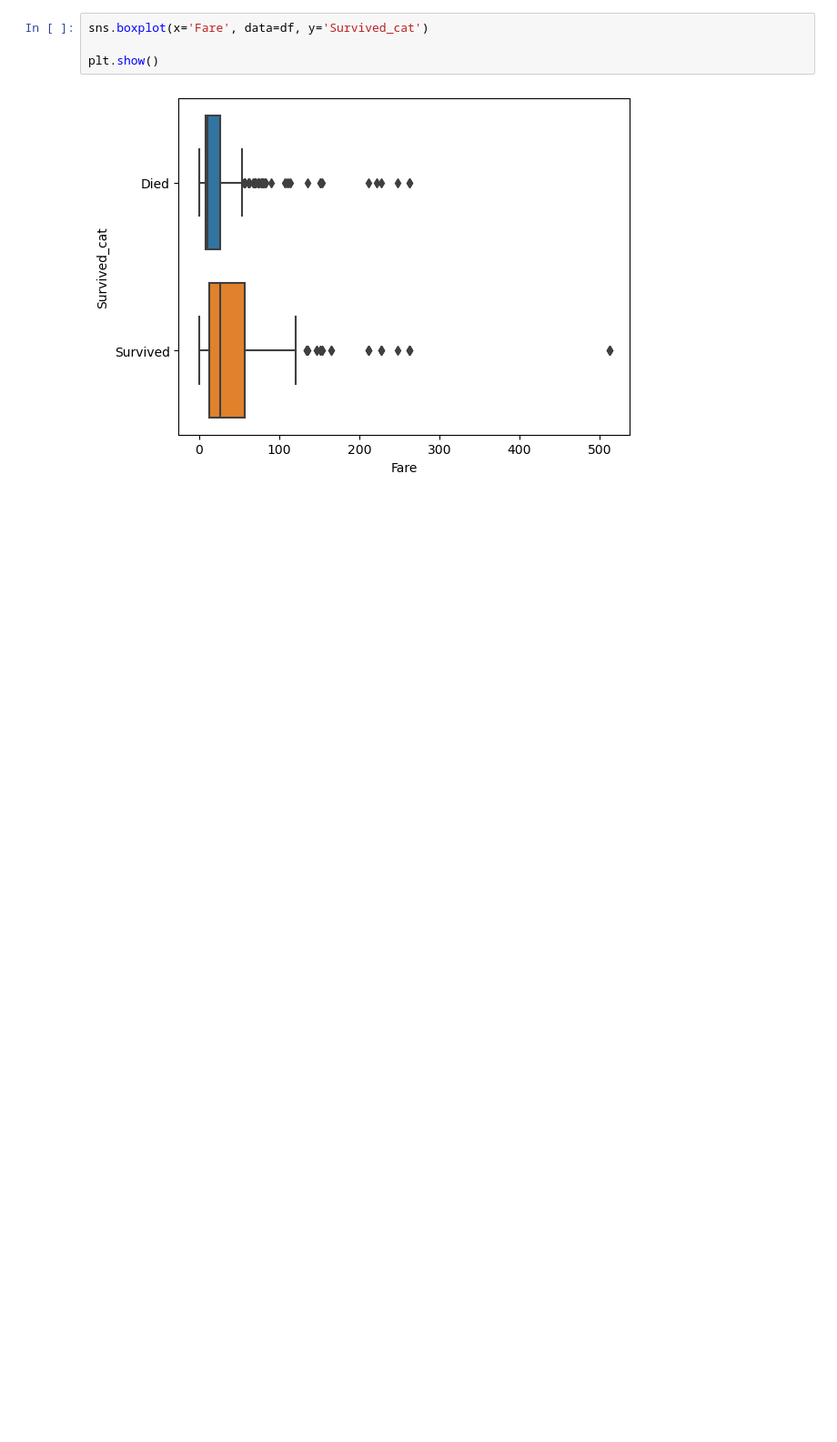
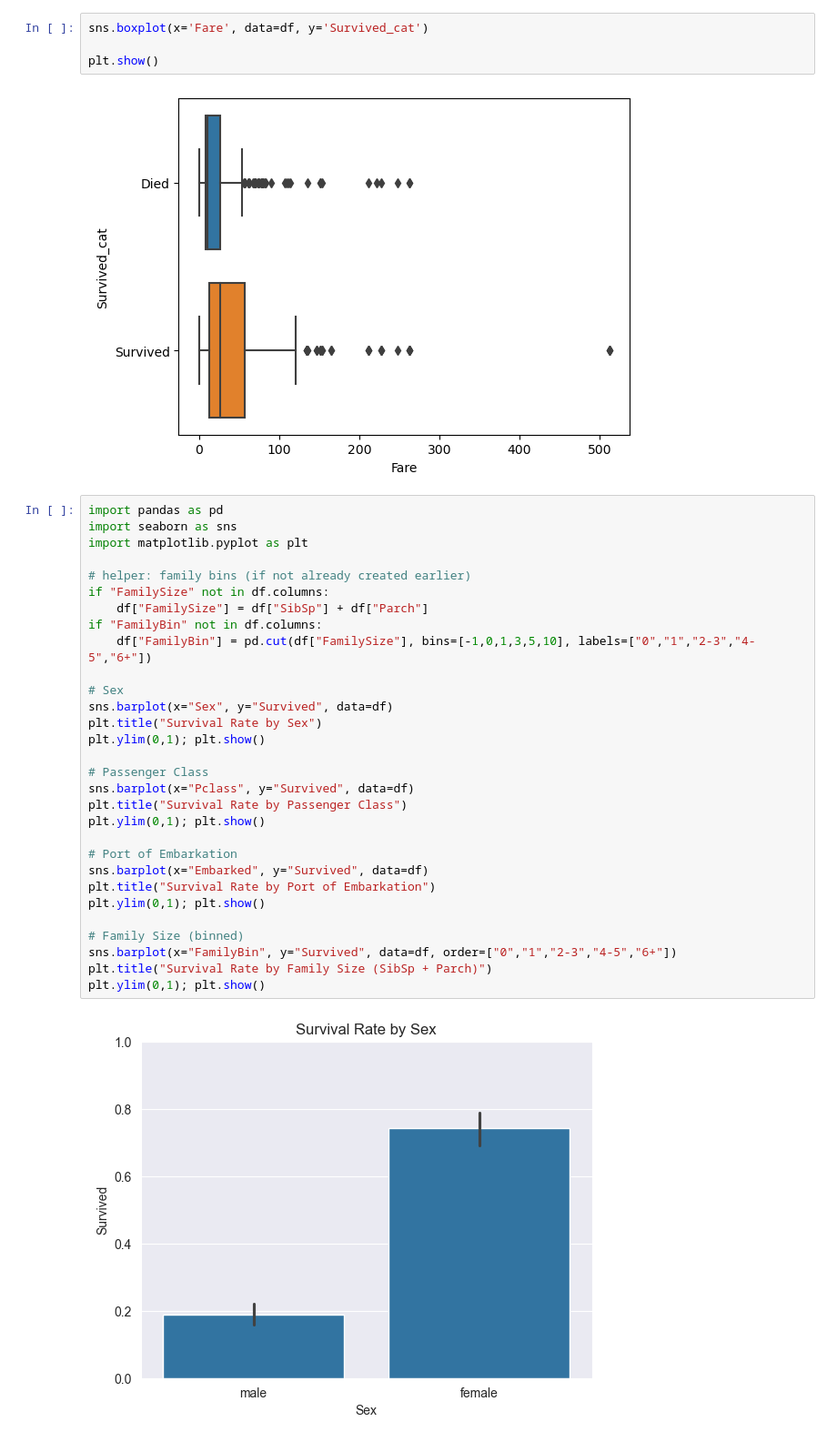
Before and after one commit to TJPFSO/DataVisualization, a Jupyter notebook: Lab/2.3 Visualizing Relationships Between Categorical Features Lab.ipynb, the cells around one changed output. Shown: that part at 91% size. Cells and saved outputs as stored; diff of their text form; blank space fills up the shorter version.

```diff
--- a/Lab/2.3 Visualizing Relationships Between Categorical Features Lab.ipynb
+++ b/Lab/2.3 Visualizing Relationships Between Categorical Features Lab.ipynb
@@ -75,3 +75,35 @@ sns.boxplot(x='Fare', data=df, y='Survived_cat')
 plt.show()
 # %% [output]
 [figure]
+# %%
+import pandas as pd
+import seaborn as sns
+import matplotlib.pyplot as plt
+
+# helper: family bins (if not already created earlier)
+if "FamilySize" not in df.columns:
+    df["FamilySize"] = df["SibSp"] + df["Parch"]
+if "FamilyBin" not in df.columns:
+    df["FamilyBin"] = pd.cut(df["FamilySize"], bins=[-1,0,1,3,5,10], labels=["0","1","2-3","4-5","6+"])
+
+# Sex
+sns.barplot(x="Sex", y="Survived", data=df)
+plt.title("Survival Rate by Sex")
+plt.ylim(0,1); plt.show()
+
+# Passenger Class
+sns.barplot(x="Pclass", y="Survived", data=df)
+plt.title("Survival Rate by Passenger Class")
+plt.ylim(0,1); plt.show()
+
+# Port of Embarkation
+sns.barplot(x="Embarked", y="Survived", data=df)
+plt.title("Survival Rate by Port of Embarkation")
+plt.ylim(0,1); plt.show()
+
+# Family Size (binned)
+sns.barplot(x="FamilyBin", y="Survived", data=df, order=["0","1","2-3","4-5","6+"])
+plt.title("Survival Rate by Family Size (SibSp + Parch)")
+plt.ylim(0,1); plt.show()
+# %% [output]
+[figure, added]
```
Also changed, not shown: parts of 3 cells of this notebook.
